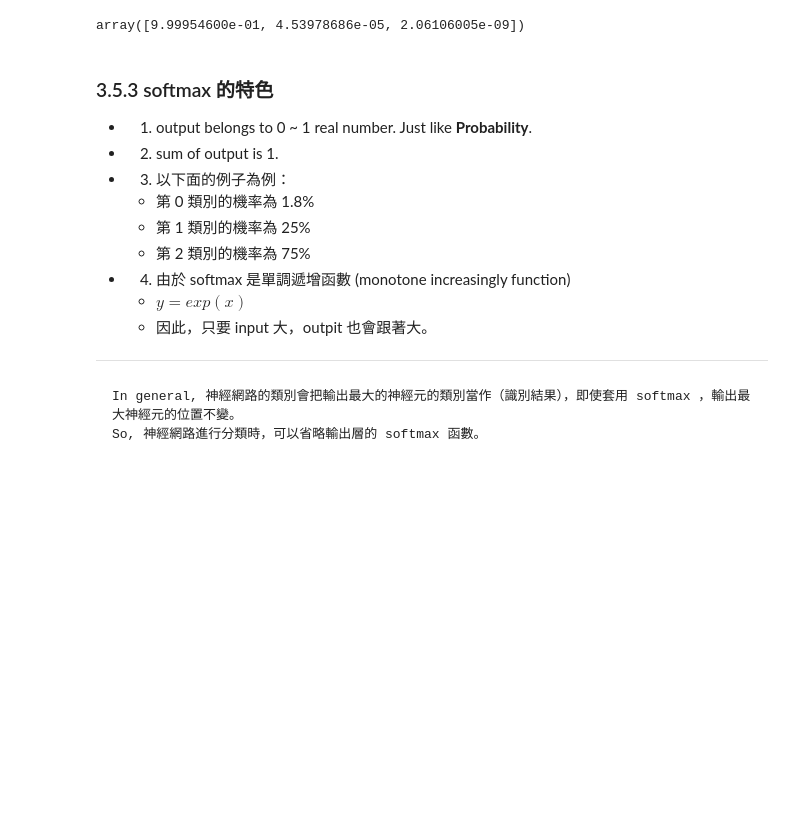
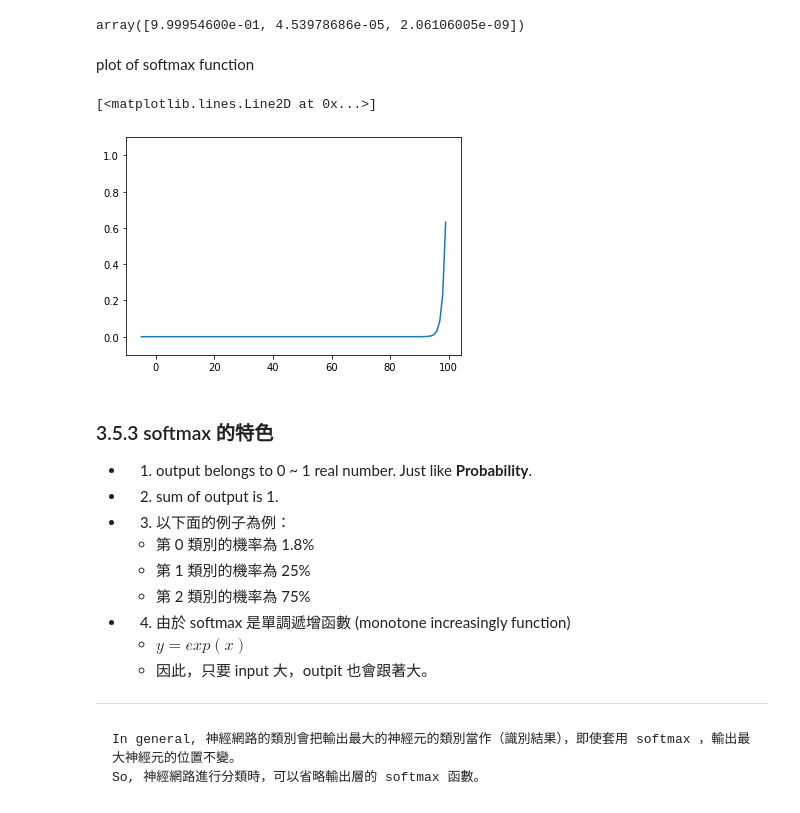
Before and after one commit to ryowei/Example-of-Python-code, a Jupyter notebook: Deep Learning/Chapter 3.ipynb, the cells around one changed output. Saved outputs shown, nothing was run; the diff lists cells and outputs as text; code cells hidden in the pictures; blank space fills up the shorter version.

```diff
--- a/Deep Learning/Chapter 3.ipynb
+++ b/Deep Learning/Chapter 3.ipynb
@@ -529,6 +528,17 @@ def softmax_function(a):
     sum_exp_a = np.sum(exp_a)
     y = exp_a / sum_exp_a
     return y
+# %% [markdown]
+plot of softmax function
+# %%
+# generating the number x for [-1.0, 1.0) by 0.1
+x = np.arange(-5.0, 100.0, 1)
+y = softmax_function(x)
+plt.ylim(-0.1,1.1) # setting y-axis range
+plt.plot(x,y)
+# %% [output]
+[<matplotlib.lines.Line2D at 0x...>]
+[figure, added]
 # %% [markdown]
 ### 3.5.3 softmax 的特色
  - 1. output belongs to 0 ~ 1 real number. Just like **Probability**.
```
Also changed, not shown: parts of 13 cells of this notebook, 2 other files.
